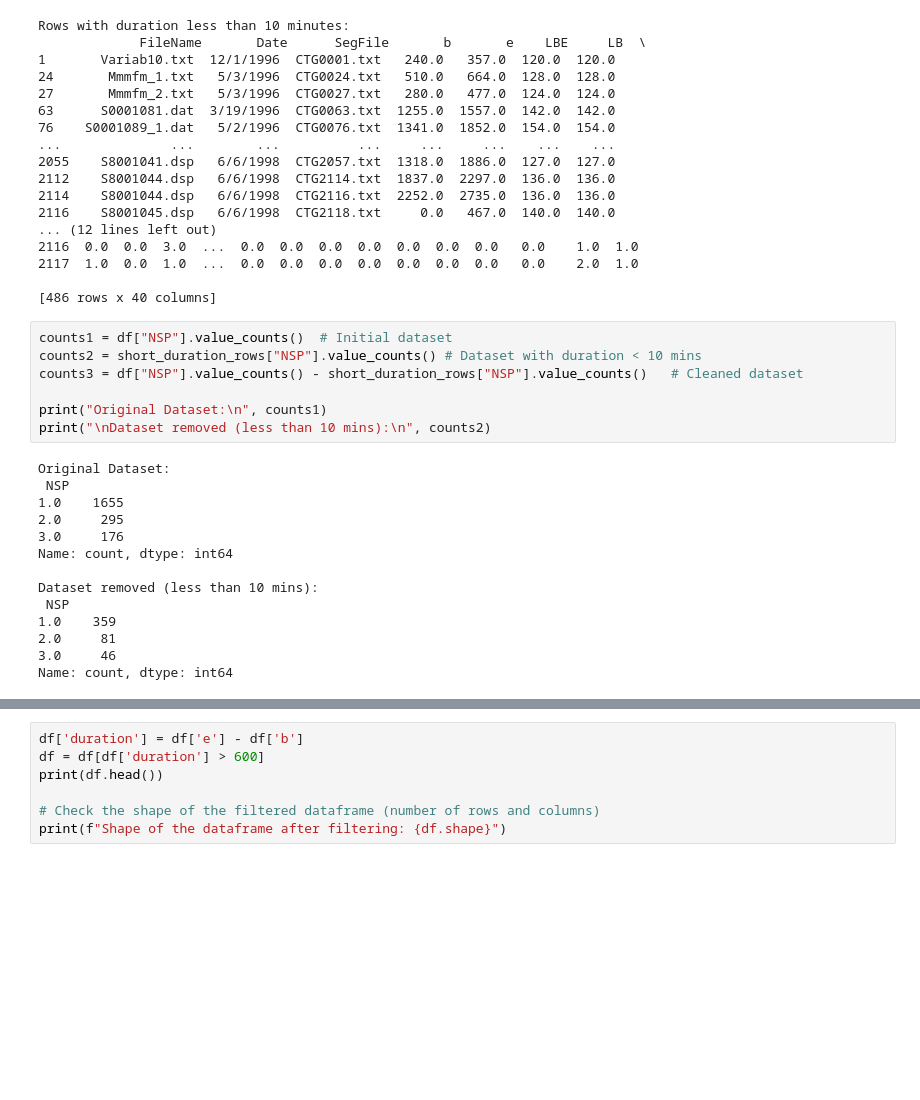
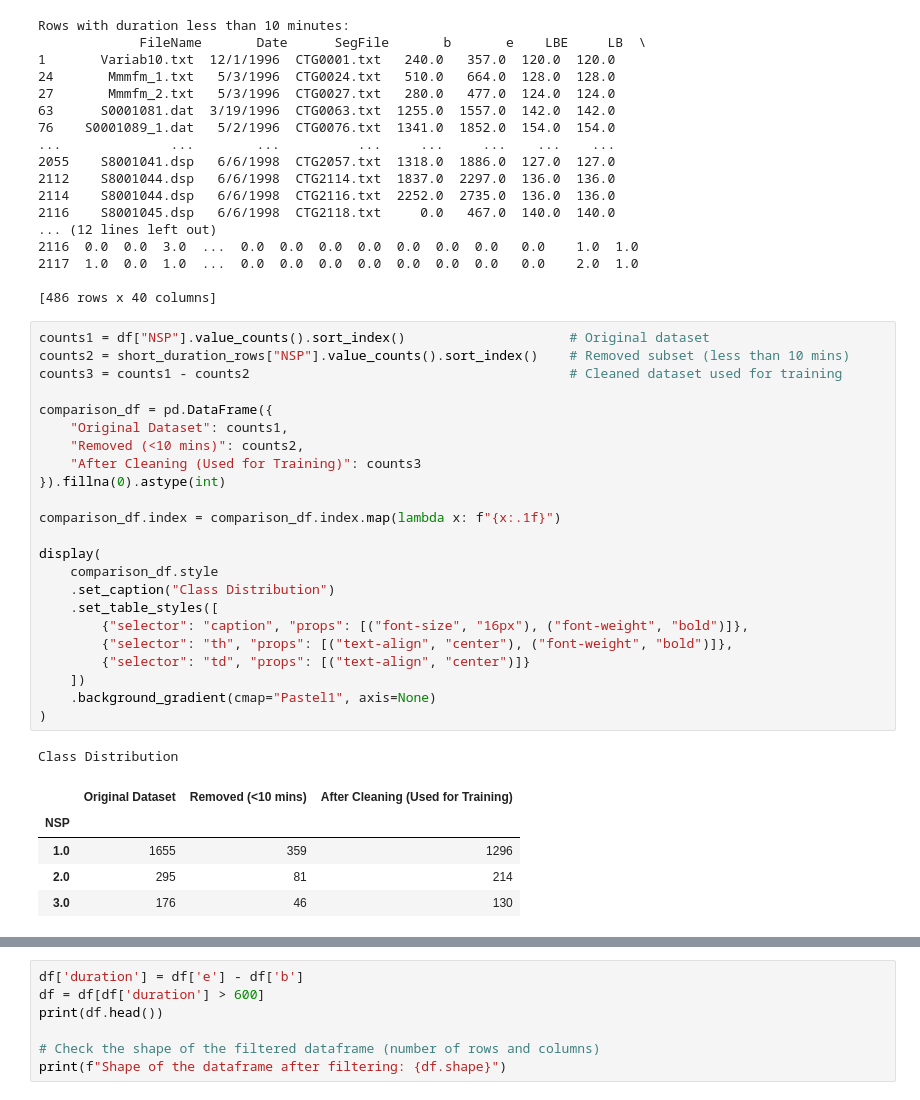
Before and after one commit to KIREETI001/MLDA-LIfeline-2025-JKZ-, a Jupyter notebook: Final_DataCleaning.ipynb, the cells around one changed output, grey strips where cells are left out. Cells and saved outputs as stored; diff of their text form; blank space fills up the shorter version.

```diff
--- a/Final_DataCleaning.ipynb
+++ b/Final_DataCleaning.ipynb
@@ -122,27 +118,36 @@ Rows with duration less than 10 minutes:
 2117  1.0  0.0  1.0  ...  0.0  0.0  0.0  0.0  0.0  0.0  0.0   0.0    2.0  1.0
 
 [486 rows x 40 columns]
-# %%
-counts1 = df["NSP"].value_counts()  # Initial dataset
-counts2 = short_duration_rows["NSP"].value_counts() # Dataset with duration < 10 mins
-counts3 = df["NSP"].value_counts() - short_duration_rows["NSP"].value_counts()   # Cleaned dataset
-
-print("Original Dataset:\n", counts1)
-print("\nDataset removed (less than 10 mins):\n", counts2)
-# %% [output]
-Original Dataset:
- NSP
-1.0    1655
-2.0     295
-3.0     176
-Name: count, dtype: int64
-
-Dataset removed (less than 10 mins):
- NSP
-1.0    359
-2.0     81
-3.0     46
-Name: count, dtype: int64
+# %%
+counts1 = df["NSP"].value_counts().sort_index()                     # Original dataset
+counts2 = short_duration_rows["NSP"].value_counts().sort_index()    # Removed subset (less than 10 mins)
+counts3 = counts1 - counts2                                         # Cleaned dataset used for training
+
+comparison_df = pd.DataFrame({
+    "Original Dataset": counts1,
+    "Removed (<10 mins)": counts2,
+    "After Cleaning (Used for Training)": counts3
+}).fillna(0).astype(int)
+
+comparison_df.index = comparison_df.index.map(lambda x: f"{x:.1f}")
+
+display(
+    comparison_df.style
+    .set_caption("Class Distribution")
+    .set_table_styles([
+        {"selector": "caption", "props": [("font-size", "16px"), ("font-weight", "bold")]},
+        {"selector": "th", "props": [("text-align", "center"), ("font-weight", "bold")]},
+        {"selector": "td", "props": [("text-align", "center")]}
+    ])
+    .background_gradient(cmap="Pastel1", axis=None)
+)
+# %% [output]
+Class Distribution
+|  | Original Dataset | Removed (<10 mins) | After Cleaning (Used for Training) |
+| NSP |  |  |  |
+| 1.0 | 1655 | 359 | 1296 |
+| 2.0 | 295 | 81 | 214 |
+| 3.0 | 176 | 46 | 130 |
 # %%
 # Plot the pie chart for the cleaned dataset
 def func(pct, allvalues):
```
Also changed, not shown: parts of 7 cells of this notebook.
